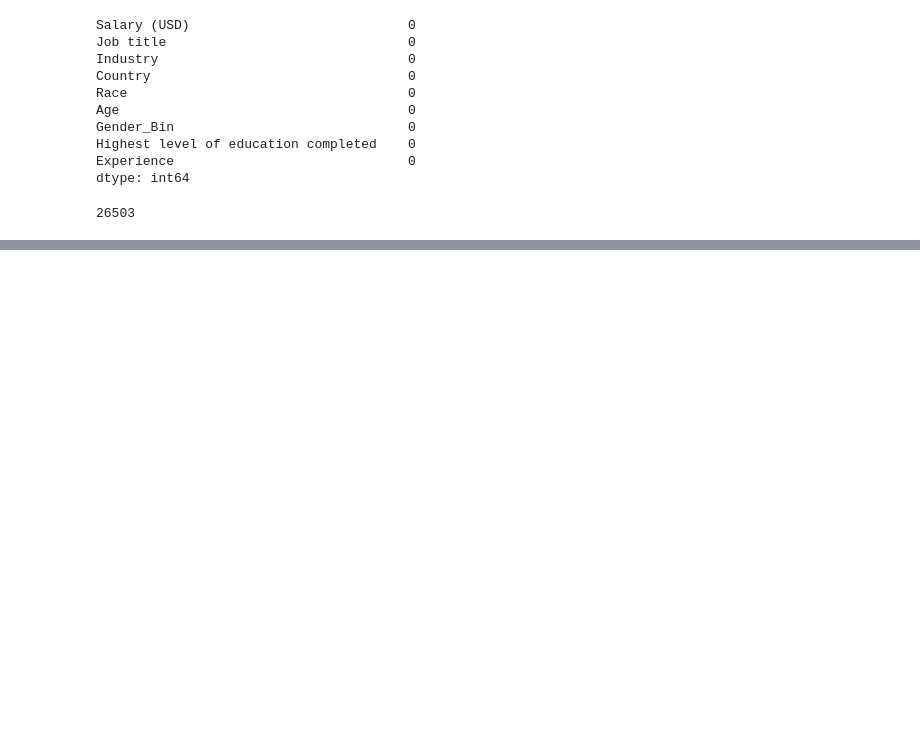
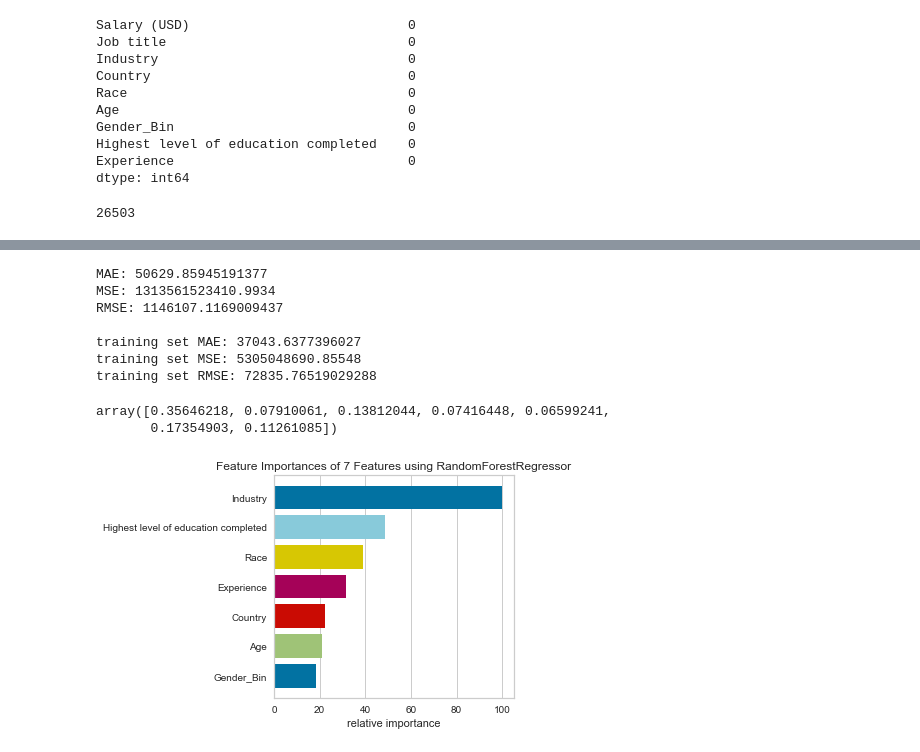
Before and after one commit to Abby-w/COMP4447-Final-Project, a Jupyter notebook: Data_analysis.ipynb, the cells around one changed output, grey strips where cells are left out. Drawn from its saved outputs; the diff is of its cells as text; code cells hidden in the pictures; blank space fills up the shorter version.

Commit message:
'Feature Importance'

```diff
--- a/Data_analysis.ipynb
+++ b/Data_analysis.ipynb
@@ -90,0 +218,49 @@ len(df)
+# %%
+X = data2
+y = data['Salary (USD)']
+
+X_train, X_test, y_train, y_test = train_test_split(X, y, test_size=0.3, random_state=1)
+
+
+clr = RandomForestRegressor(n_estimators=30, max_depth=8,random_state=0)
+clr.fit(X_train,y_train)
+y_pred_forest = clr.predict(X_test)
+y_trainpred_forest = clr.predict(X_train)
+
+
+#MAE
+MAE1 = metrics.mean_absolute_error(y_test,y_pred_forest)
+print('\nMAE:',MAE1)
+#MSE
+MSE1 = metrics.mean_squared_error(y_test,y_pred_forest)
+print('MSE:',MSE1)
+#RMSE
+RMSE1 = np.sqrt(metrics.mean_squared_error(y_test,y_pred_forest))
+print('RMSE:',RMSE1)
+
+
+#MAE
+MAE1 = metrics.mean_absolute_error(y_train,y_trainpred_forest)
+print('\ntraining set MAE:',MAE1)
+#MSE
+MSE1 = metrics.mean_squared_error(y_train,y_trainpred_forest)
+print('training set MSE:',MSE1)
+#RMSE
+RMSE1 = np.sqrt(metrics.mean_squared_error(y_train,y_trainpred_forest))
+print('training set RMSE:',RMSE1)
+
+
+FeatureImportances(clr).fit(X_train,y_train).finalize()
+
+clr.feature_importances_
+# %% [output]
+MAE: 50629.85945191377
+MSE: 1313561523410.9934
+RMSE: 1146107.1169009437
+
+training set MAE: 37043.6377396027
+training set MSE: 5305048690.85548
+training set RMSE: 72835.76519029288
+array([0.35646218, 0.07910061, 0.13812044, 0.07416448, 0.06599241,
+       0.17354903, 0.11261085])
+[figure, added]
```
Also changed, not shown: parts of 11 cells of this notebook.
